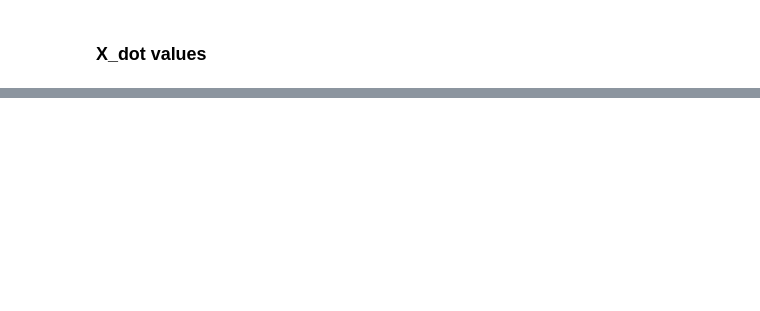
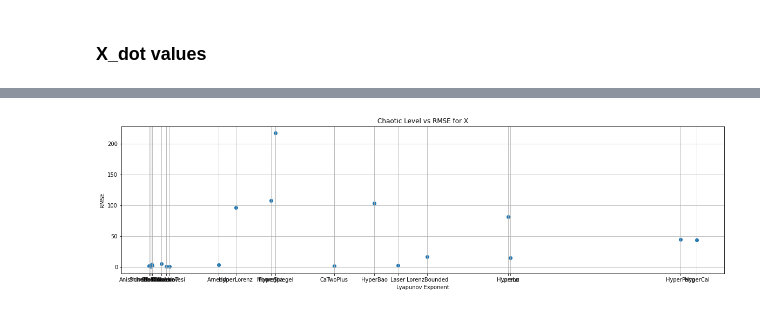
Before and after one commit to dynamicslab/pysindy, a Jupyter notebook: examples/16_contour_plot.ipynb, the cells around one changed output, grey strips where cells are left out. Cells and saved outputs as stored; diff of their text form; code cells hidden in the pictures; blank space fills up the shorter version.

```diff
--- a/examples/16_contour_plot.ipynb
+++ b/examples/16_contour_plot.ipynb
@@ -406,0 +409,13 @@ plt.show()
+# %%
+# storage for 2D plot
+mid_chaotic_list = []
+mid_x_rmse_list = []
+mid_dot_rmse_list = []
+
+# retrieve middle value from each model
+ini_index = 0
+for attractor_name in systems_list:
+    mid_x_rmse_list.append(sum(x_rmse_list[ini_index:ini_index+10]) / len(x_rmse_list[ini_index:ini_index+10]))
+    mid_dot_rmse_list.append(sum(dot_rmse_list[ini_index:ini_index+10]) / len(dot_rmse_list[ini_index:ini_index+10]))
+    mid_chaotic_list.append(all_properties[attractor_name]['maximum_lyapunov_estimated'])
+    ini_index += 10
@@ -406,0 +429,17 @@ plt.show()
+# %%
+# X values
+fig, ax = plt.subplots()
+ax.scatter(mid_chaotic_list, mid_x_rmse_list)
+
+# replace x tick
+ax.set_xticks(lyap_list)
+ax.set_xticklabels(systems_list)
+
+ax.grid()
+ax.title.set_text('Chaotic Level vs RMSE for X')
+ax.set_xlabel("Lyapunov Exponent", fontsize=10)
+ax.set_ylabel("RMSE", fontsize=10)
+fig.set_size_inches(20, 5)
+plt.show()
+# %% [output]
+[figure, added]
```
Also changed, not shown: parts of 7 cells of this notebook.
